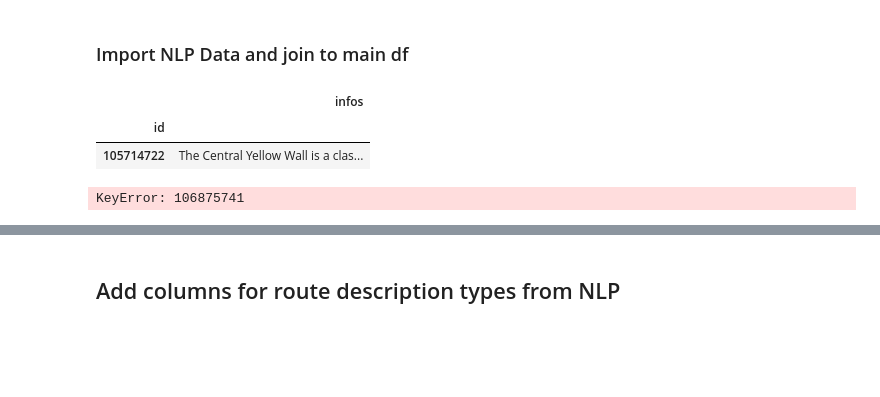
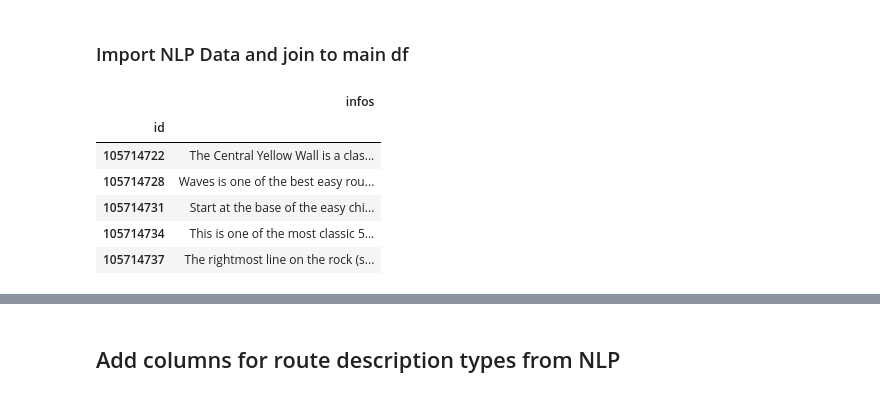
Before and after one commit to gseemann/climb_recommender, a Jupyter notebook: EDA.ipynb, the cells around one changed output, grey strips where cells are left out. Saved outputs shown, nothing was run; the diff lists cells and outputs as text; code cells hidden in the pictures; blank space fills up the shorter version.

```diff
--- a/EDA.ipynb
+++ b/EDA.ipynb
@@ -654,5 +649,3 @@ df.head()
-# %%
-pd.set_option('display.max_columns', 500)
 # %%
 df[df.rating=='']
 # %% [output]
@@ -968,18 +954,16 @@ df.head()
 # %%
-# df_nlp = query_helper.query_to_df('SELECT * FROM climbs.route_description;')
-# df_nlp.set_index('id', inplace=True)
-df_nlp = pd.read_csv('df_nlp.csv',index_col='id')
+df_nlp = query_helper.query_to_df('SELECT * FROM climbs.route_description;')
+df_nlp.set_index('id', inplace=True)
 df_nlp.rename(columns={'info':'infos'}, inplace=True)
-#'cleaning 1 infos data'
 
-df_nlp.head(1)
+df_nlp.head()
 # %% [output]
 |  | infos |
 | id |  |
 | 105714722 | The Central Yellow Wall is a clas... |
+| 105714728 | Waves is one of the best easy rou... |
+| 105714731 | Start at the base of the easy chi... |
+| 105714734 | This is one of the most classic 5... |
+| 105714737 | The rightmost line on the rock (s... |
-# %%
-df_nlp.loc[106875741,:]
-# %% [output]
-KeyError: 106875741
 # %%
 df = df.join(df_nlp)
```
Also changed, not shown: parts of 34 cells of this notebook, 12 other files.
